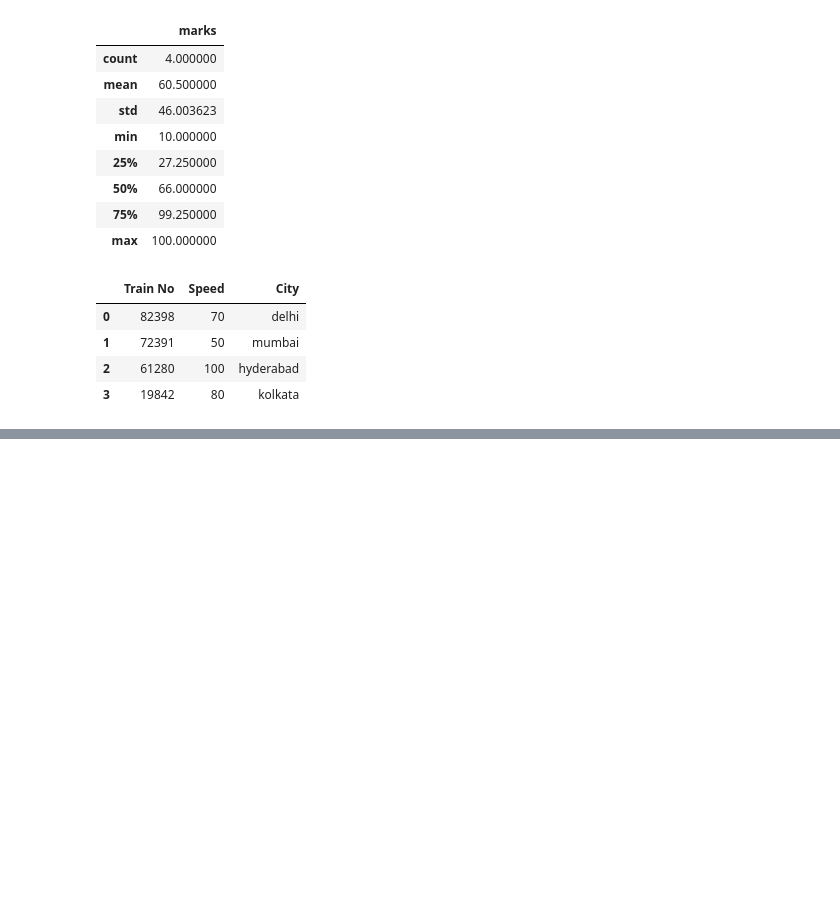
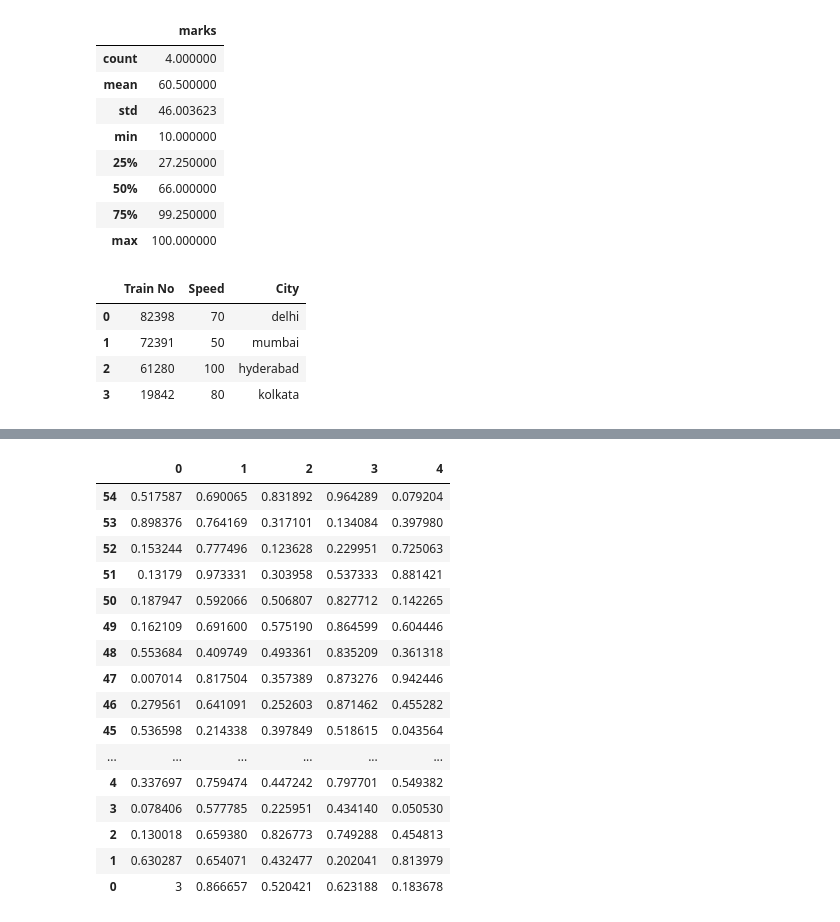
Before and after one commit to Kushal-Chandar/statistics-student-performance-analysis, a Jupyter notebook: pandas.ipynb, the cells around one changed output, grey strips where cells are left out. Cells and saved outputs as stored; diff of their text form; code cells hidden in the pictures; blank space fills up the shorter version.

```diff
--- a/pandas.ipynb
+++ b/pandas.ipynb
@@ -68,0 +186,2 @@ df
+# %%
+dataframe[0][0] = 3
@@ -68,0 +218,20 @@ df
+# %%
+dataframe.sort_index(axis=0, ascending=False)
+# %% [output]
+|  | 0 | 1 | 2 | 3 | 4 |
+| 54 | 0.517587 | 0.690065 | 0.831892 | 0.964289 | 0.079204 |
+| 53 | 0.898376 | 0.764169 | 0.317101 | 0.134084 | 0.397980 |
+| 52 | 0.153244 | 0.777496 | 0.123628 | 0.229951 | 0.725063 |
+| 51 | 0.13179 | 0.973331 | 0.303958 | 0.537333 | 0.881421 |
+| 50 | 0.187947 | 0.592066 | 0.506807 | 0.827712 | 0.142265 |
+| 49 | 0.162109 | 0.691600 | 0.575190 | 0.864599 | 0.604446 |
+| 48 | 0.553684 | 0.409749 | 0.493361 | 0.835209 | 0.361318 |
+| 47 | 0.007014 | 0.817504 | 0.357389 | 0.873276 | 0.942446 |
+| 46 | 0.279561 | 0.641091 | 0.252603 | 0.871462 | 0.455282 |
+| 45 | 0.536598 | 0.214338 | 0.397849 | 0.518615 | 0.043564 |
+| ... | ... | ... | ... | ... | ... |
+| 4 | 0.337697 | 0.759474 | 0.447242 | 0.797701 | 0.549382 |
+| 3 | 0.078406 | 0.577785 | 0.225951 | 0.434140 | 0.050530 |
+| 2 | 0.130018 | 0.659380 | 0.826773 | 0.749288 | 0.454813 |
+| 1 | 0.630287 | 0.654071 | 0.432477 | 0.202041 | 0.813979 |
+| 0 | 3 | 0.866657 | 0.520421 | 0.623188 | 0.183678 |
```
Also changed, not shown: parts of 20 cells of this notebook.
